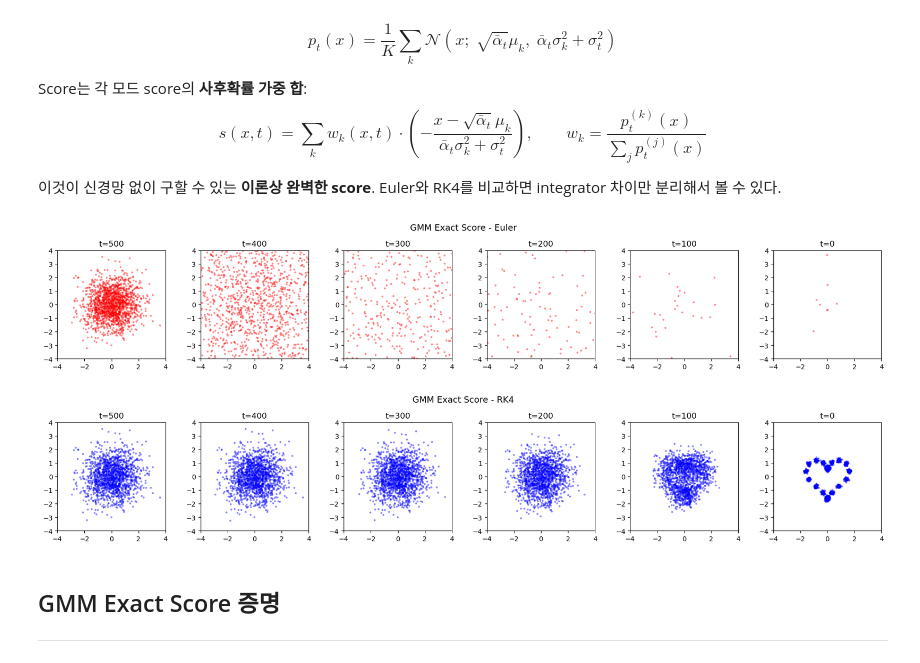
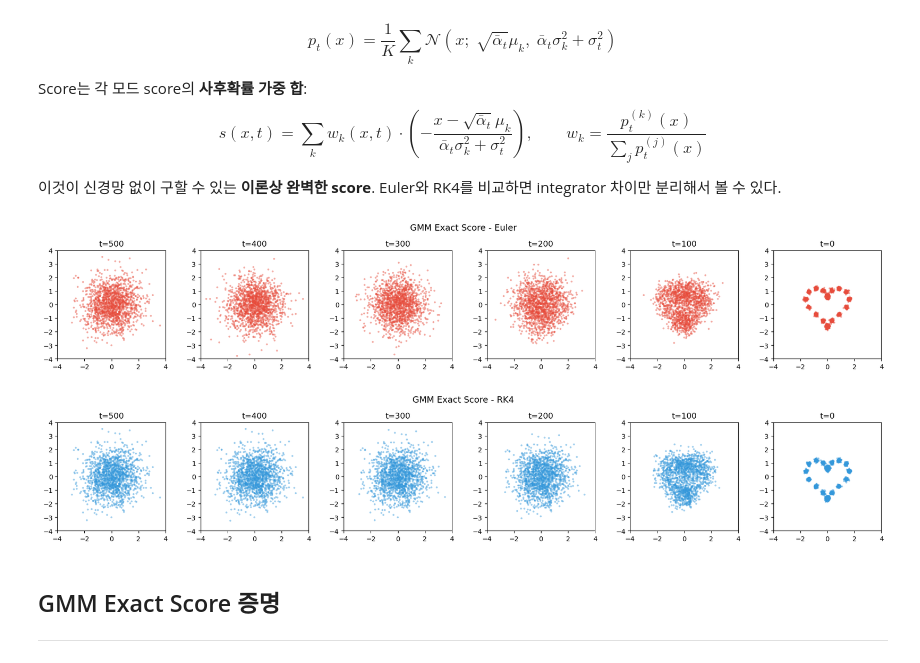
Before and after one commit to k-hyeon02/diffusion, a Jupyter notebook: reverse_test.ipynb, the cells around one changed output. Drawn from its saved outputs; the diff is of its cells as text; code cells hidden in the pictures.

Commit message:
Euler 방식 수정, 디버깅

```diff
--- a/reverse_test.ipynb
+++ b/reverse_test.ipynb
@@ -176,15 +224,15 @@ $$dx = \left[-\frac{1}{2}\beta(t)\,x - \beta(t)\,s(x,t)\right]dt + \sqrt{\beta(t
 $$x_{t-1} = x_t + \beta_t\!\left(-\tfrac{1}{2}x_t - s(x_t,t)\right)\Delta t + \sqrt{\beta_t\Delta t}\,\epsilon$$
 ---
 # %%
-def reverse_euler(x_T, score_fn):
-    """Euler-Maruyama (stochastic SDE)"""
-    traj = {T: x_T.copy()}
+def reverse_euler(x_T, t_arr, score_fn):
+    traj = {t_arr[0]: x_T.copy()}
     x = x_T.copy()
-    for t_idx in reversed(range(T)):
-        b = betas[t_idx]
-        s = score_fn(x, t_idx)
-        x = x + b * (-0.5 * x - s) + np.sqrt(b) * rng.standard_normal(x.shape)
-        traj[t_idx] = x.copy()
+    dt = -1
+    for t in t_arr[1:]:
+        b = beta_fn(t)
+        s = score_fn(x, t)
+        x = x + b * (-0.5 * x - s) * dt + np.sqrt(b) * rng.standard_normal(x.shape)
+        traj[t] = x.copy()
     return traj
 # %% [markdown]
 ## Probability Flow ODE (RK4: ODE Solver)
@@ -298,62 +343,36 @@ $$s(x,t) = \sum_k w_k(x,t)\cdot\left(-\frac{x-\sqrt{\bar\alpha_t}\mu_k}{\bar\alp
 
 이것이 신경망 없이 구할 수 있는 **이론상 완벽한 score**. Euler와 RK4를 비교하면 integrator 차이만 분리해서 볼 수 있다.
 # %%
-# Heart: GMM 모드들 (make_heart와 동일한 중심점)
-_t = np.linspace(0, 2 * np.pi, 20, endpoint=False)
-H_MEANS = (
-    np.c_[
-        16 * np.sin(_t) ** 3,
-        13 * np.cos(_t) - 5 * np.cos(2 * _t) - 2 * np.cos(3 * _t) - np.cos(4 * _t),
-    ]
-    / 10
-)  # (20,2)
-H_VAR = 0.07**2
+from functools import partial
 
-
-def gmm_score(x, t_idx):
-    ab = alpha_bar[t_idx]
-    s2 = sigma2_t[t_idx]
-    mu_t = np.sqrt(ab) * H_MEANS  # (K,2)
-    var_t = ab * H_VAR + s2  # scalar
+def gmm_score(x, t, means, var):
+    ab = alpha_bar_fn(t)
+    s2 = sigma2_fn(t)
+    mu_t = np.sqrt(ab) * means   # (K,2)
+    var_t = ab * var + s2        # scalar
 
     diff = x[:, None, :] - mu_t[None, :, :]  # (N,K,2)
     log_pk = -(diff**2).sum(-1) / (2 * var_t)
     log_pk -= log_pk.max(1, keepdims=True)
     wk = np.exp(log_pk)
     wk /= wk.sum(1, keepdims=True)
 
-    score_k = -diff / var_t  # (N,K,2)
+    score_k = -diff / var_t      # (N,K,2)
     return (wk[:, :, None] * score_k).sum(1)  # (N,2)
 
 
-def plot_steps(traj, steps=None, color="#3498db", title=""):
-    """단일 방법의 스텝별 분포 시각화 (T→0 순서)"""
-    if steps is None:
-        steps = sorted(traj.keys(), reverse=True)
-    steps = list(steps)
-    fig, axes = plt.subplots(1, len(steps), figsize=(3 * len(steps), 3))
-    for ax, t in zip(axes, steps):
-        pts = traj.get(t, None)
-        if pts is not None:
-            ax.scatter(*pts.T, s=4, alpha=0.35, c=color)
-        ax.set_xlim(-4, 4)
-        ax.set_ylim(-4, 4)
-        ax.set_aspect("equal")
-        ax.set_title(f"t={t}")
-    fig.suptitle(title, fontsize=13, y=1.01)
-    plt.tight_layout()
-    plt.show()
-
+t_arr = np.arange(T, -1, -1)
+heart_score = partial(gmm_score, means=heart_means, var=0.07**2)
 
 x_T = fwd["heart"][T].copy()
-traj_e0 = reverse_euler(x_T, gmm_score)
-traj_r0 = reverse_rk4(x_T, gmm_score)
+traj_e0 = reverse_euler(x_T, t_arr, heart_score)
+traj_r0 = reverse_rk4(x_T, t_arr, heart_score)
 
-plot_steps(traj_e0, steps=reversed(SAVE_STEPS), color="red", title="GMM Exact Score - Euler")
-plot_steps(traj_r0, steps=reversed(SAVE_STEPS), color="blue", title="GMM Exact Score - RK4")
+plot_steps(traj_e0, steps=SAVE_STEPS, order="desc", color="#e74c3c", title="GMM Exact Score - Euler")
+plot_steps(traj_r0, steps=SAVE_STEPS, order="desc", color="#3498db", title="GMM Exact Score - RK4")
 # %% [output]
-[figure, old version]
+[figure, new version]
-[figure, old version]
+[figure, new version]
 # %% [markdown]
 ## GMM Exact Score 증명
 ---
```
Also changed, not shown: parts of 11 cells of this notebook.
